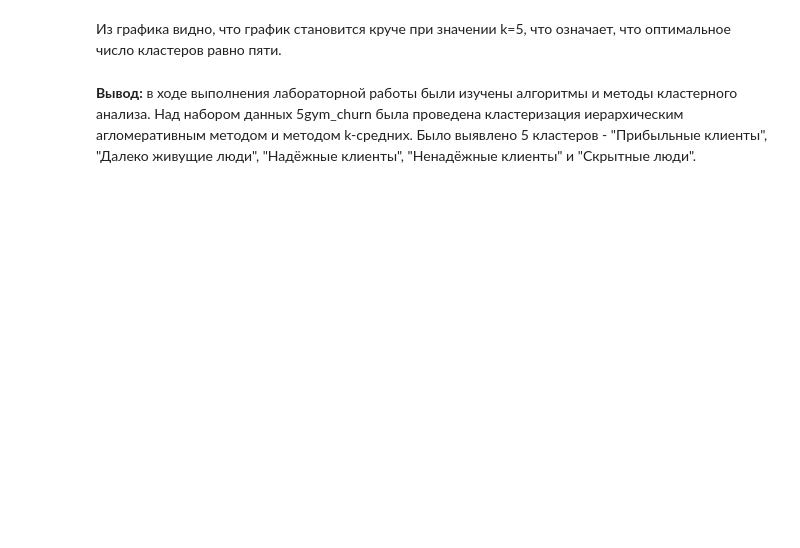
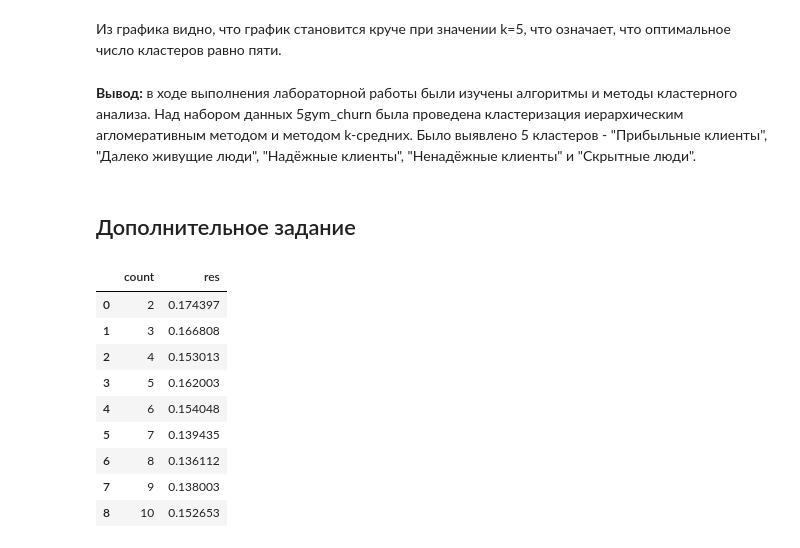
Before and after one commit to DmitryPotemkin/Scikit-Learn_Data_Analysis, a Jupyter notebook: VvADLab3.ipynb, the cells around one changed output. Drawn from its saved outputs; the diff is of its cells as text; code cells hidden in the pictures; blank space fills up the shorter version.

```diff
--- a/VvADLab3.ipynb
+++ b/VvADLab3.ipynb
@@ -274,3 +276,30 @@ plt.show()
 Из графика видно, что график становится круче при значении k=5, что означает, что оптимальное число кластеров равно пяти.
 # %% [markdown]
 **Вывод:** в ходе выполнения лабораторной работы были изучены алгоритмы и методы кластерного анализа. Над набором данных 5gym_churn была проведена кластеризация иерархическим агломеративным методом и методом k-средних. Было выявлено 5 кластеров - "Прибыльные клиенты", "Далеко живущие люди", "Надёжные клиенты", "Ненадёжные клиенты" и "Скрытные люди".
+# %% [markdown]
+## Дополнительное задание
+# %%
+res = []
+count = []
+for i in range(2,11):
+    count.append(i)
+    sc = StandardScaler()
+    x_sc = sc.fit_transform(gym_df)
+    km = KMeans(n_clusters=i, random_state=0)
+    labels = km.fit_predict(X_sc)
+    res.append(silhouette_score(x_sc, labels))
+
+d = {'count': count, 'res': res}
+df = pd.DataFrame(data=d)
+df
+# %% [output]
+|  | count | res |
+| 0 | 2 | 0.174397 |
+| 1 | 3 | 0.166808 |
+| 2 | 4 | 0.153013 |
+| 3 | 5 | 0.162003 |
+| 4 | 6 | 0.154048 |
+| 5 | 7 | 0.139435 |
+| 6 | 8 | 0.136112 |
+| 7 | 9 | 0.138003 |
+| 8 | 10 | 0.152653 |
```
Also changed, not shown: parts of 6 cells of this notebook.
